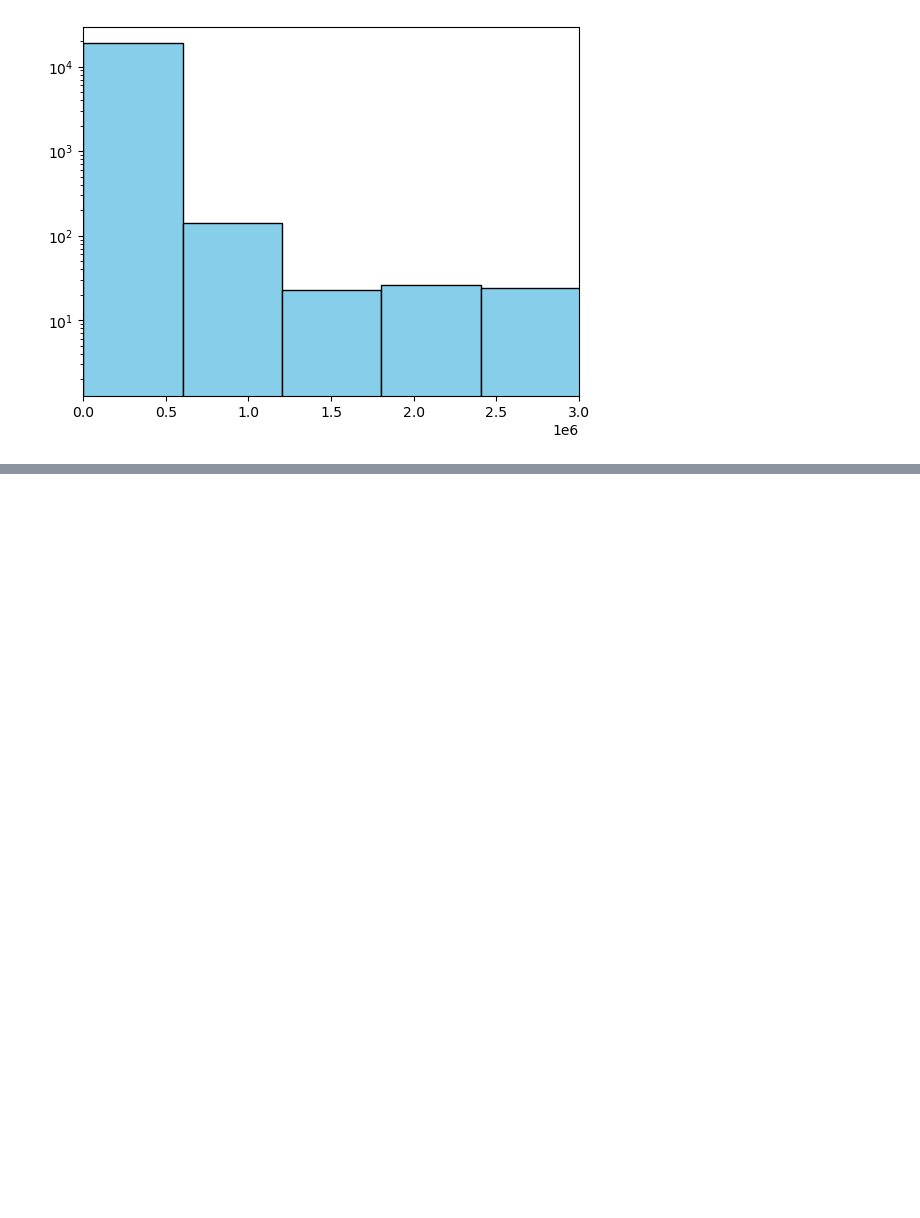
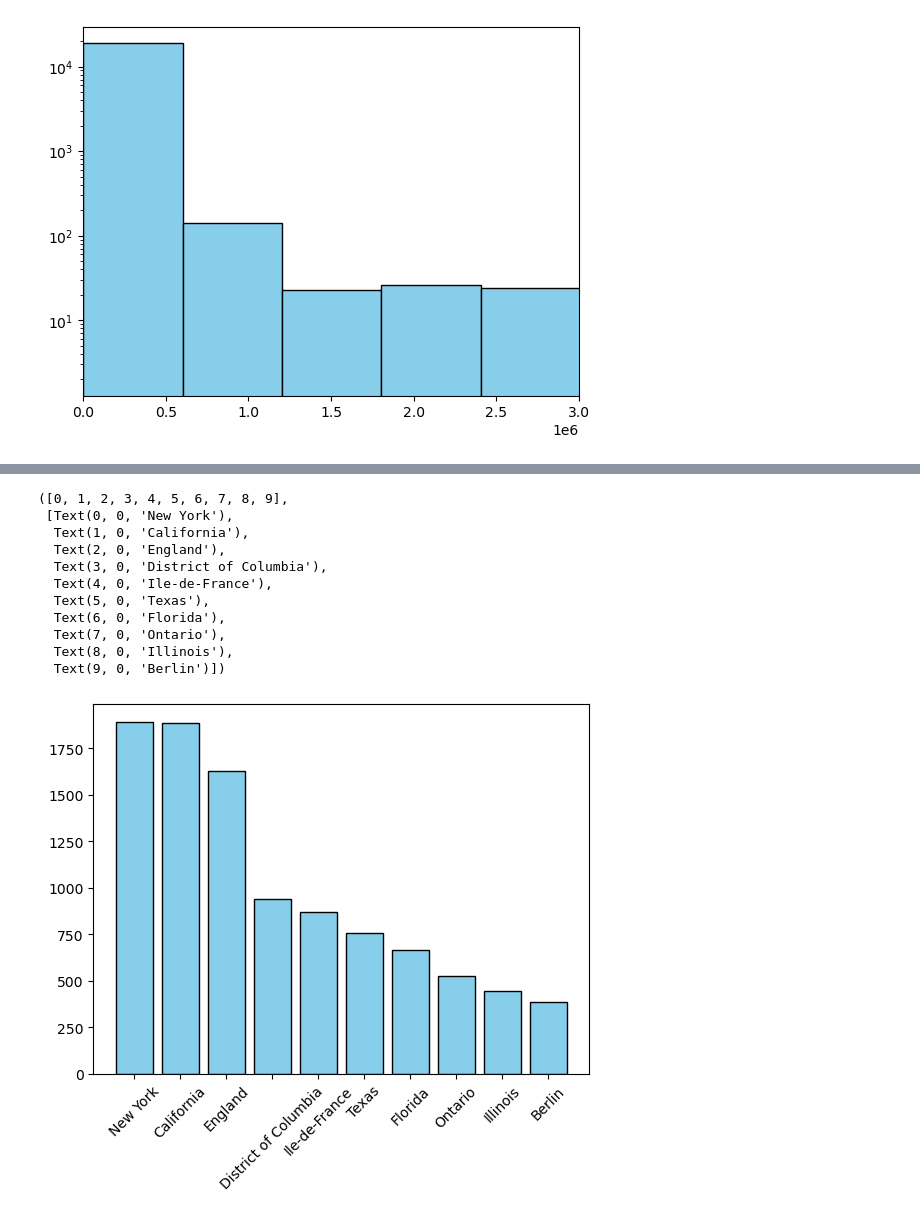
Before and after one commit to ECO225-W2024/project-one-code-Dey2710, a Jupyter notebook: ECO225 project 1.ipynb, the cells around one changed output, grey strips where cells are left out. Drawn from its saved outputs; the diff is of its cells as text; code cells hidden in the pictures; blank space fills up the shorter version.

```diff
--- a/ECO225 project 1.ipynb
+++ b/ECO225 project 1.ipynb
@@ -75,0 +136,5 @@ plt.xlim([0,10000])
+# %%
+#limiting state values to top 10
+state_freq = df_cleaned['state'].value_counts()
+sorted_series = state_freq.sort_values(ascending = False)
+sorted_series.head(10)
@@ -75,0 +154,18 @@ plt.xlim([0,10000])
+# %%
+#barplot for state
+desired_values = ['New York','California','England','District of Columbia','Ile-de-France','Texas','Florida','Ontario','Illinois','Berlin']
+plt.bar(desired_values,height = sorted_series.head(10),edgecolor = 'black', color = 'skyblue' )
+plt.xticks(rotation=45)
+# %% [output]
+([0, 1, 2, 3, 4, 5, 6, 7, 8, 9],
+ [Text(0, 0, 'New York'),
+  Text(1, 0, 'California'),
+  Text(2, 0, 'England'),
+  Text(3, 0, 'District of Columbia'),
+  Text(4, 0, 'Ile-de-France'),
+  Text(5, 0, 'Texas'),
+  Text(6, 0, 'Florida'),
+  Text(7, 0, 'Ontario'),
+  Text(8, 0, 'Illinois'),
+  Text(9, 0, 'Berlin')])
+[figure, added]
```
Also changed, not shown: parts of 16 cells of this notebook.
